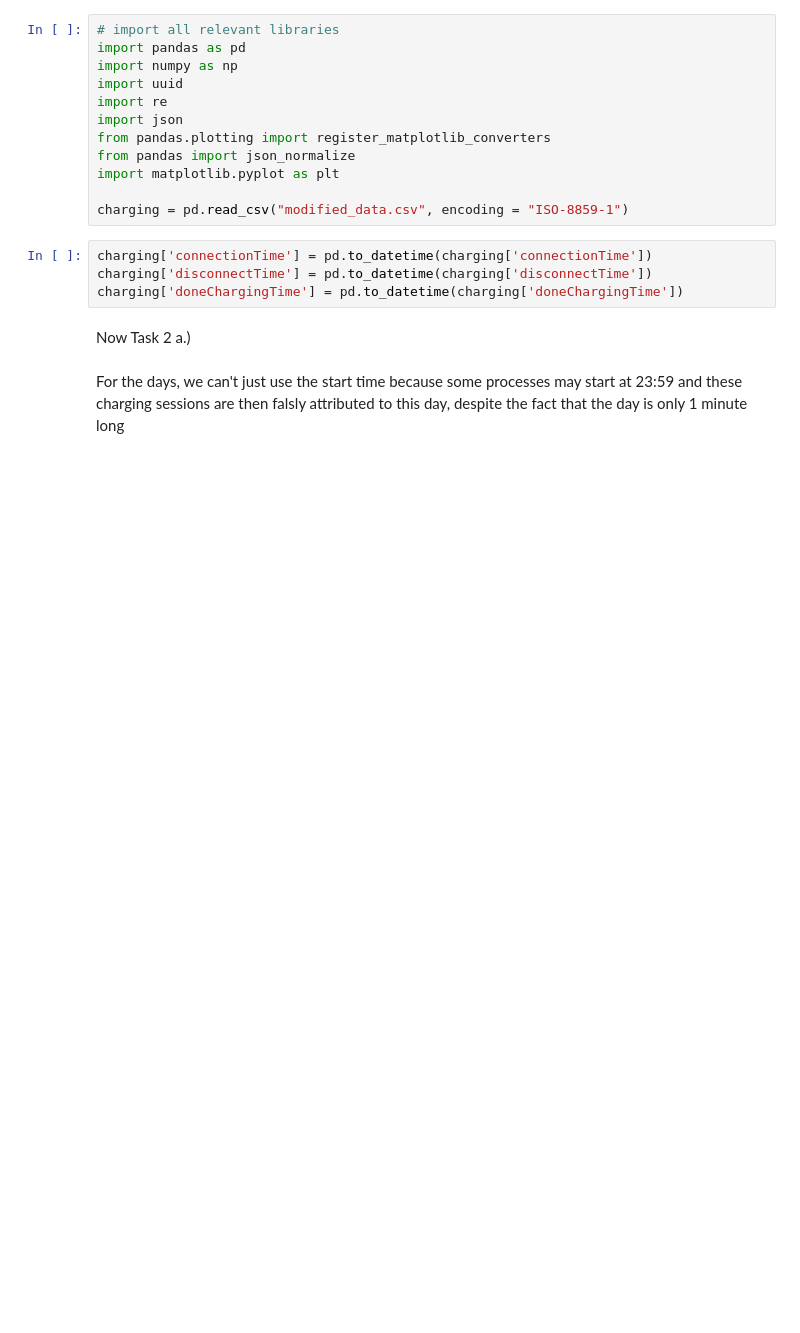
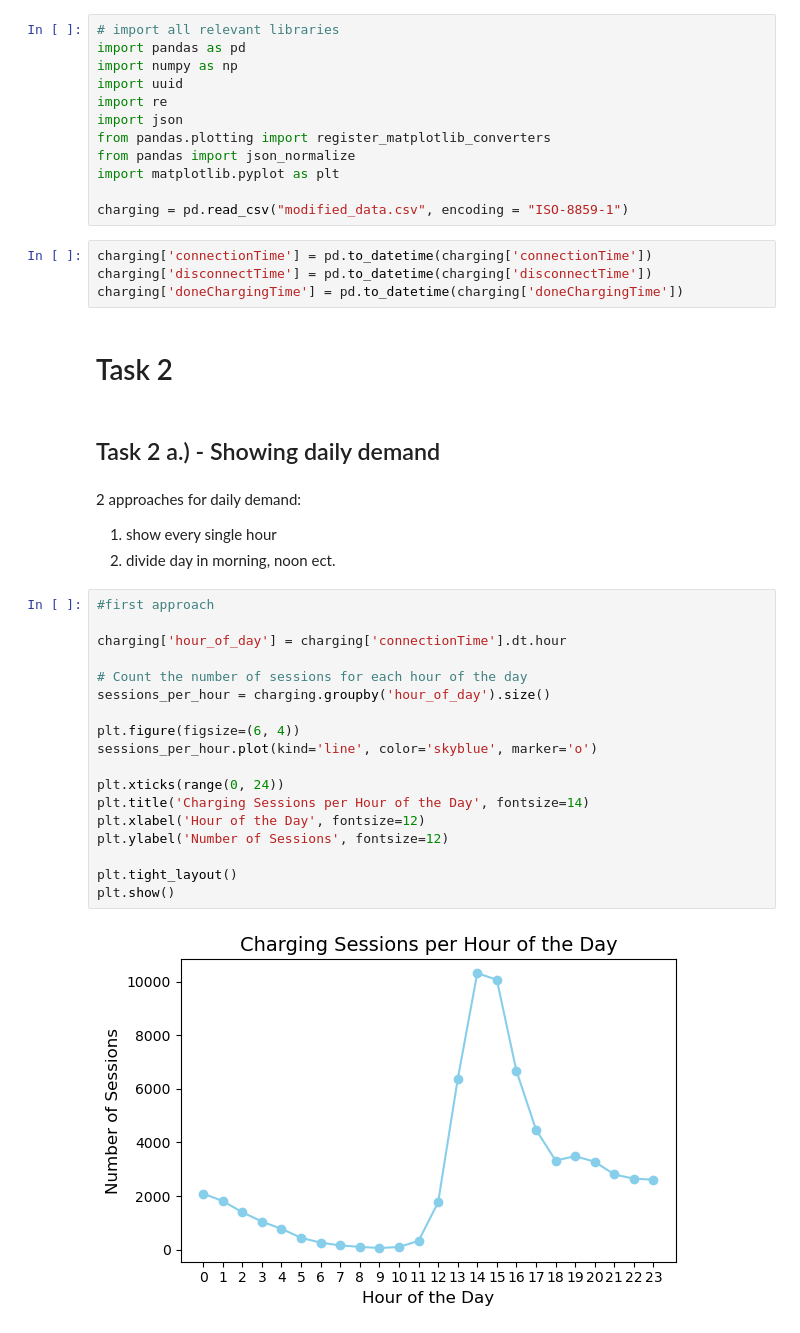
Before and after one commit to Vigro08/AA-Team-Assignment, a Jupyter notebook: Descriptive_Analysis.ipynb, the cells around one changed output. Drawn from its saved outputs; the diff is of its cells as text; blank space fills up the shorter version.

Commit message:
add task 2 a.)

```diff
--- a/Descriptive_Analysis.ipynb
+++ b/Descriptive_Analysis.ipynb
@@ -14,7 +14,32 @@ charging = pd.read_csv("modified_data.csv", encoding = "ISO-8859-1")
 charging['connectionTime'] = pd.to_datetime(charging['connectionTime'])
 charging['disconnectTime'] = pd.to_datetime(charging['disconnectTime'])
 charging['doneChargingTime'] = pd.to_datetime(charging['doneChargingTime'])
+# %% [markdown]
+<h1> Task 2 </h2>
 # %% [markdown]
-Now Task 2 a.)
+<h2> Task 2 a.) - Showing daily demand
-# %% [markdown]
-For the days, we can't just use the start time because some processes may start at 23:59 and these charging sessions are then falsly attributed to this day, despite the fact that the day is only 1 minute long
+# %% [markdown]
+2 approaches for daily demand:
+
+1. show every single hour
+2. divide day in morning, noon ect.
+# %%
+#first approach
+
+charging['hour_of_day'] = charging['connectionTime'].dt.hour
+
+# Count the number of sessions for each hour of the day
+sessions_per_hour = charging.groupby('hour_of_day').size()
+
+plt.figure(figsize=(6, 4))
+sessions_per_hour.plot(kind='line', color='skyblue', marker='o')
+
+plt.xticks(range(0, 24))
+plt.title('Charging Sessions per Hour of the Day', fontsize=14)
+plt.xlabel('Hour of the Day', fontsize=12)
+plt.ylabel('Number of Sessions', fontsize=12)
+
+plt.tight_layout()
+plt.show()
+# %% [output]
+[figure, added]
```
Also changed, not shown: parts of 18 cells of this notebook, 1 other file.
